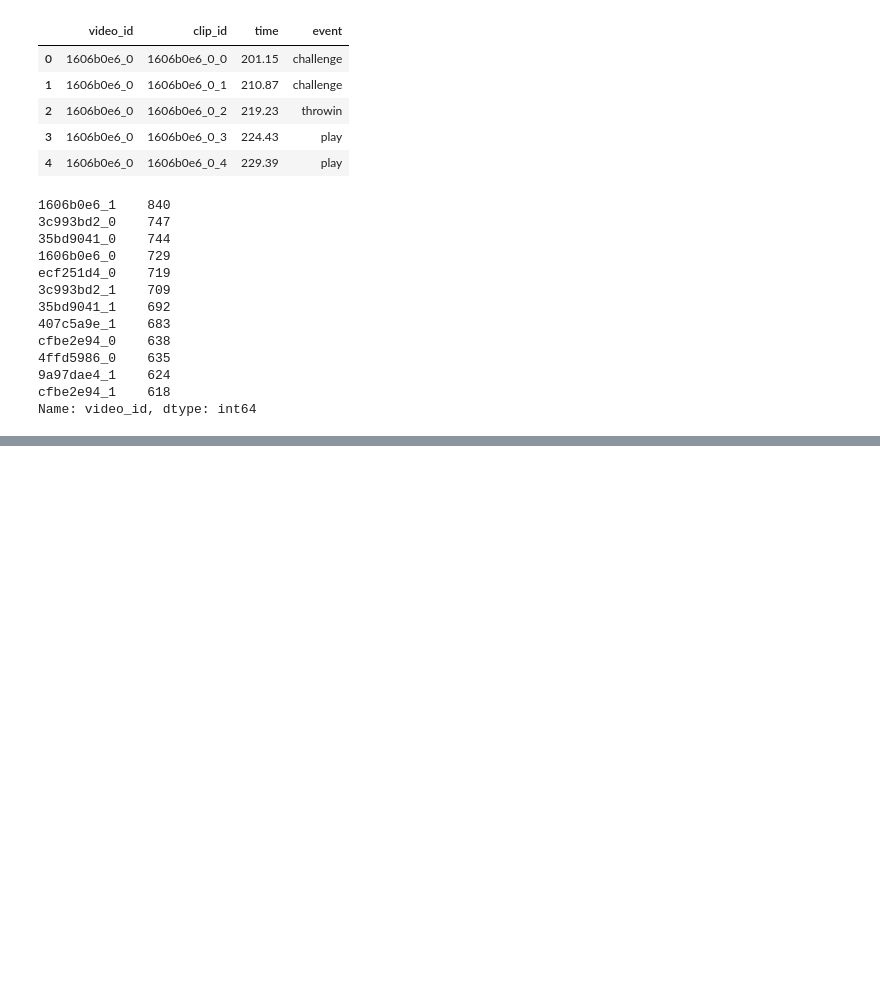
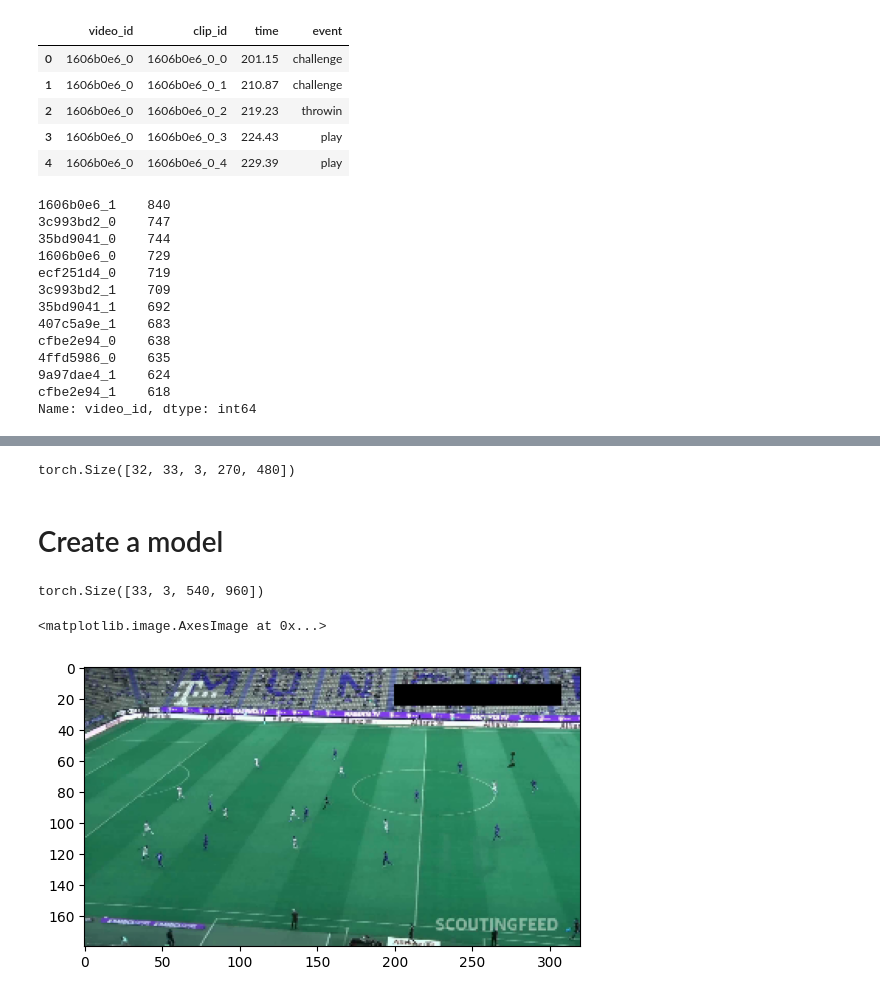
Before and after one commit to Mykelo/bundesliga-data-shootout, a Jupyter notebook: notebooks/exploration.ipynb, the cells around one changed output, grey strips where cells are left out. Drawn from its saved outputs; the diff is of its cells as text; code cells hidden in the pictures; blank space fills up the shorter version.

Commit message:
Add 3D ResNet (#2)
* Add basic transformations

* Add PL Dataloader and module

* Add cuda support

* Update make_dataset

```diff
--- a/notebooks/exploration.ipynb
+++ b/notebooks/exploration.ipynb
@@ -165,2 +124,10 @@ dfl = DFLDataset('../data/processed/labels.csv', video_dir='../data/processed/')
+# %%
+transformations = transforms.Compose([VideoToTensor(), VideoResize(size=(180, 320))])
+
+dfl = DFLDataset(
+    data_dir="../data/processed/",
+    video_transform=transformations,
+    label_transform=transforms.ToTensor(),
+)
 # %%
-train_dataset, test_dataset = train_test_split(dfl, 3)
+train_dataset, test_dataset = train_test_split(dfl, 2)
@@ -166,0 +144,18 @@ train_dataset, test_dataset = train_test_split(dfl, 3)
+# %%
+train_features.shape
+# %% [output]
+torch.Size([32, 33, 3, 270, 480])
+# %% [markdown]
+# Create a model
+# %%
+clip, label = train_dataset[0]
+input = clip
+# %%
+input.shape
+# %% [output]
+torch.Size([33, 3, 540, 960])
+# %%
+plt.imshow(input[0].permute(1, 2, 0))
+# %% [output]
+<matplotlib.image.AxesImage at 0x...>
+[figure, added]
```
Also changed, not shown: parts of 12 cells of this notebook, 11 other files.
